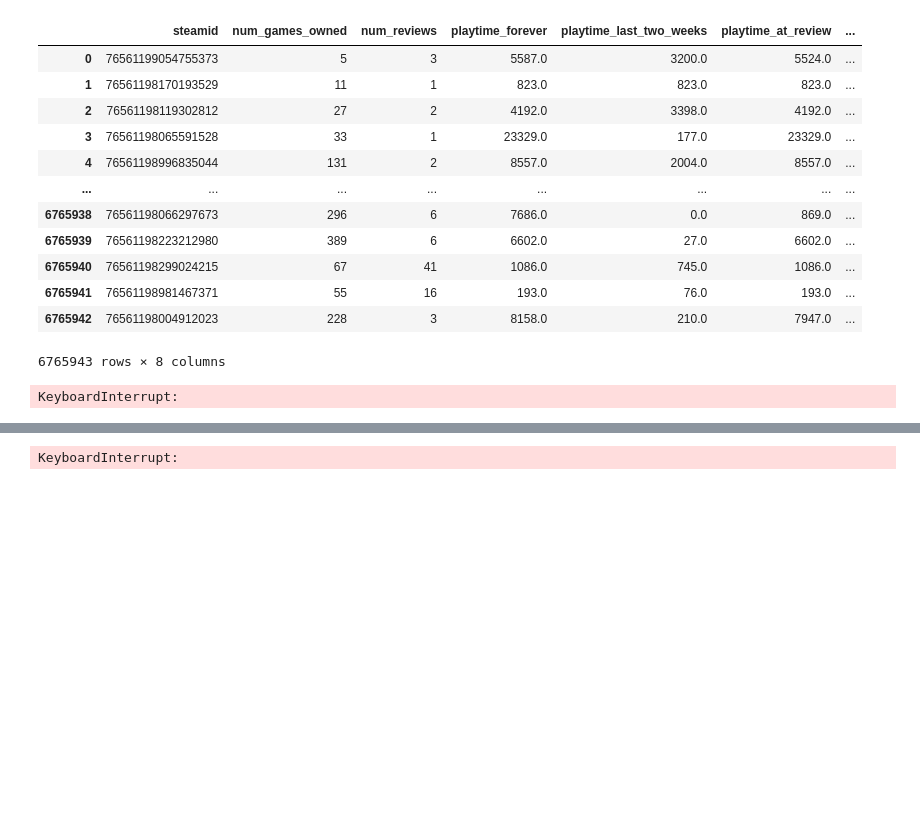
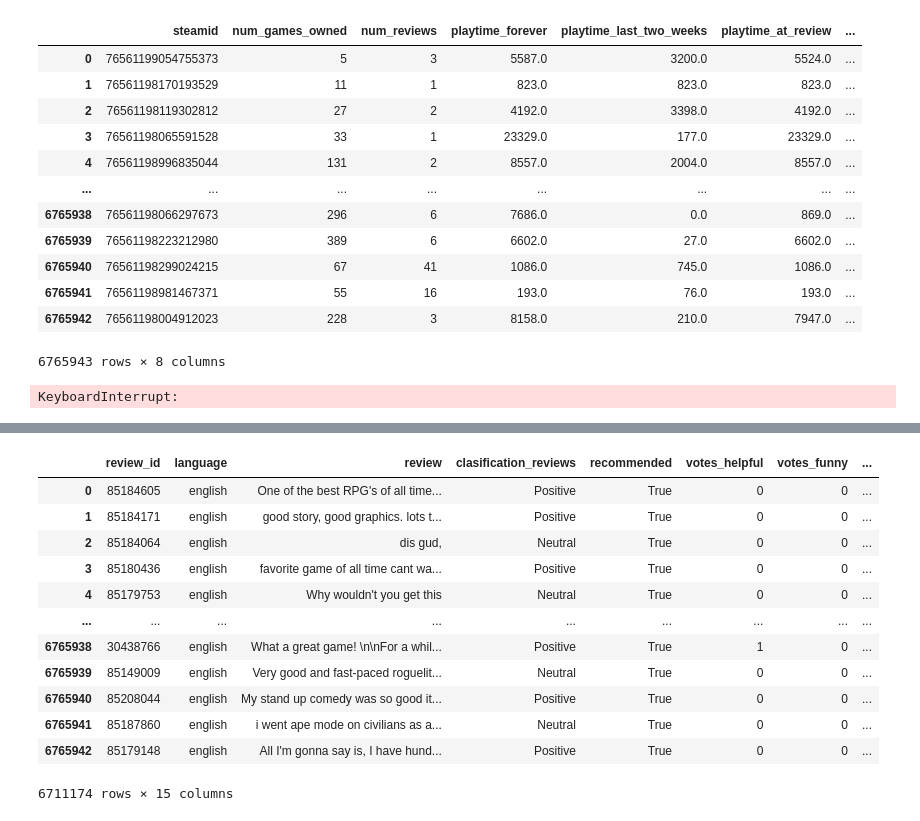
Before and after one commit to D1eku/analitico-datos, a Jupyter notebook: Tarea 3 Final/notebooks/siquieren avanzar vean esto nico o fabian .ipynb, the cells around one changed output, grey strips where cells are left out. Drawn from its saved outputs; the diff is of its cells as text; code cells hidden in the pictures; blank space fills up the shorter version.

```diff
--- a/Tarea 3 Final/notebooks/siquieren avanzar vean esto nico o fabian .ipynb
+++ b/Tarea 3 Final/notebooks/siquieren avanzar vean esto nico o fabian .ipynb
@@ -344,35 +389,53 @@ NameError: name 'gc' is not defined
 import sqlalchemy as sa
 from sqlalchemy.ext import declarative
 from uuid import uuid4
 from psycopg2.extensions import ISOLATION_LEVEL_AUTOCOMMIT
 import psycopg2 as pg
 import pandas as pd
 import gc
 
 
 
 
 engine = sa.create_engine('postgresql://postgres:postgres@localhost/etl3')
 conn = engine.connect()
 conn.execute('commit')
 
 
 
 
 
 
 steamReviews = pd.read_csv('final-to-analice-feelings-s-reviews.csv', delimiter=",")
 
 reviewFact = steamReviews[[ 'review_id', 'language', 'review', 'clasification_reviews',
     'recommended', 'votes_helpful', 'votes_funny' , 'comment_count',
     'steam_purchase', 'received_for_free', 'written_during_early_access',
-    'timestamp_created', 'timestamp_updated']]
+    'timestamp_created', 'timestamp_updated', 'app_id', 'author.steamid']]
+
+reviewFact.columns = ['review_id', 'language', 'review', 'clasification_reviews',
+    'recommended', 'votes_helpful', 'votes_funny' , 'comment_count',
+    'steam_purchase', 'received_for_free', 'written_during_early_access',
+    'datetime_created', 'datetime_updated', 'game_id', 'author_id']
 
 
-
+reviewFact = reviewFact.drop_duplicates(subset=['review_id'])
 reviewFact.to_sql('review_fact', conn, if_exists='append', index=False, chunksize=350000)
 #Libera la memoria.
-del [[reviewFact]]
-gc.collect()
+#del [[reviewFact]]
+#gc.collect()
+reviewFact
 # %% [output]
+|  | review_id | language | review | clasification_reviews | recommended | votes_helpful | votes_funny | ... |
+| 0 | 85184605 | english | One of the best RPG's of all time... | Positive | True | 0 | 0 | ... |
+| 1 | 85184171 | english | good story, good graphics. lots t... | Positive | True | 0 | 0 | ... |
+| 2 | 85184064 | english | dis gud, | Neutral | True | 0 | 0 | ... |
+| 3 | 85180436 | english | favorite game of all time cant wa... | Positive | True | 0 | 0 | ... |
+| 4 | 85179753 | english | Why wouldn't you get this | Neutral | True | 0 | 0 | ... |
+| ... | ... | ... | ... | ... | ... | ... | ... | ... |
+| 6765938 | 30438766 | english | What a great game! \n\nFor a whil... | Positive | True | 1 | 0 | ... |
+| 6765939 | 85149009 | english | Very good and fast-paced roguelit... | Neutral | True | 0 | 0 | ... |
+| 6765940 | 85208044 | english | My stand up comedy was so good it... | Positive | True | 0 | 0 | ... |
+| 6765941 | 85187860 | english | i went ape mode on civilians as a... | Neutral | True | 0 | 0 | ... |
+| 6765942 | 85179148 | english | All I'm gonna say is, I have hund... | Positive | True | 0 | 0 | ... |
-KeyboardInterrupt:
+6711174 rows × 15 columns
```
Also changed, not shown: parts of 7 cells of this notebook, 2 other files.
